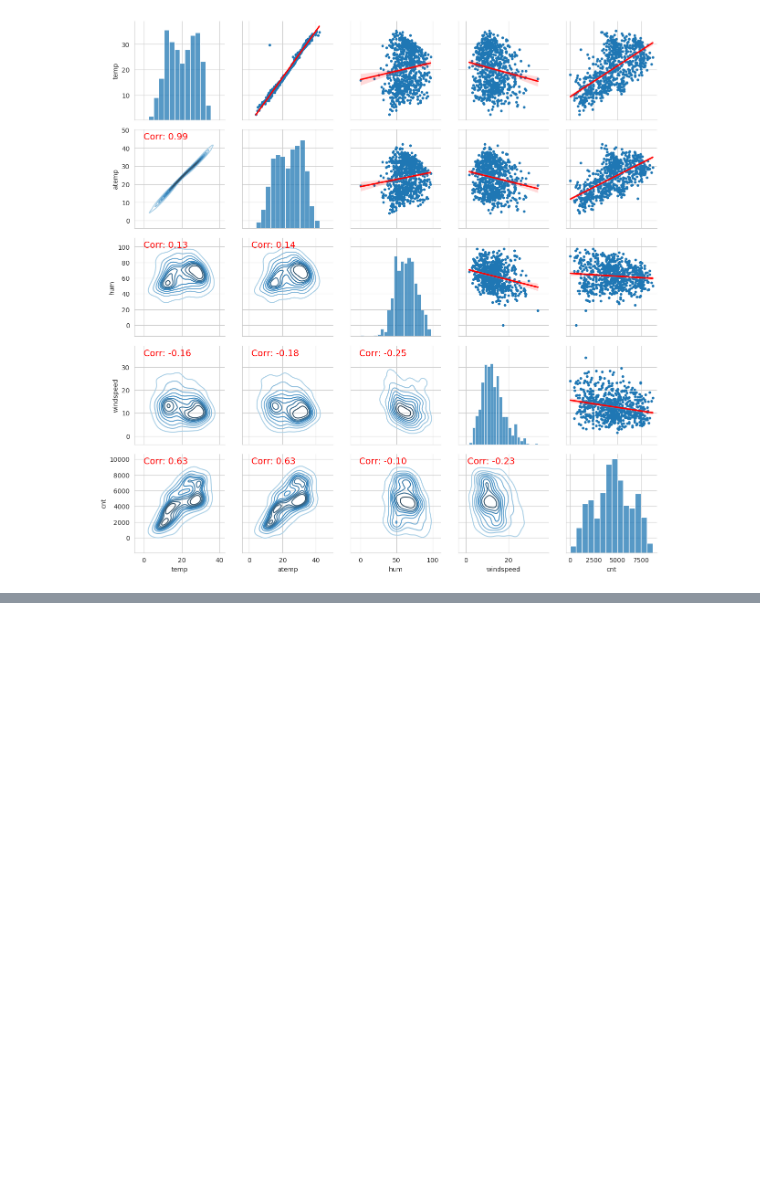
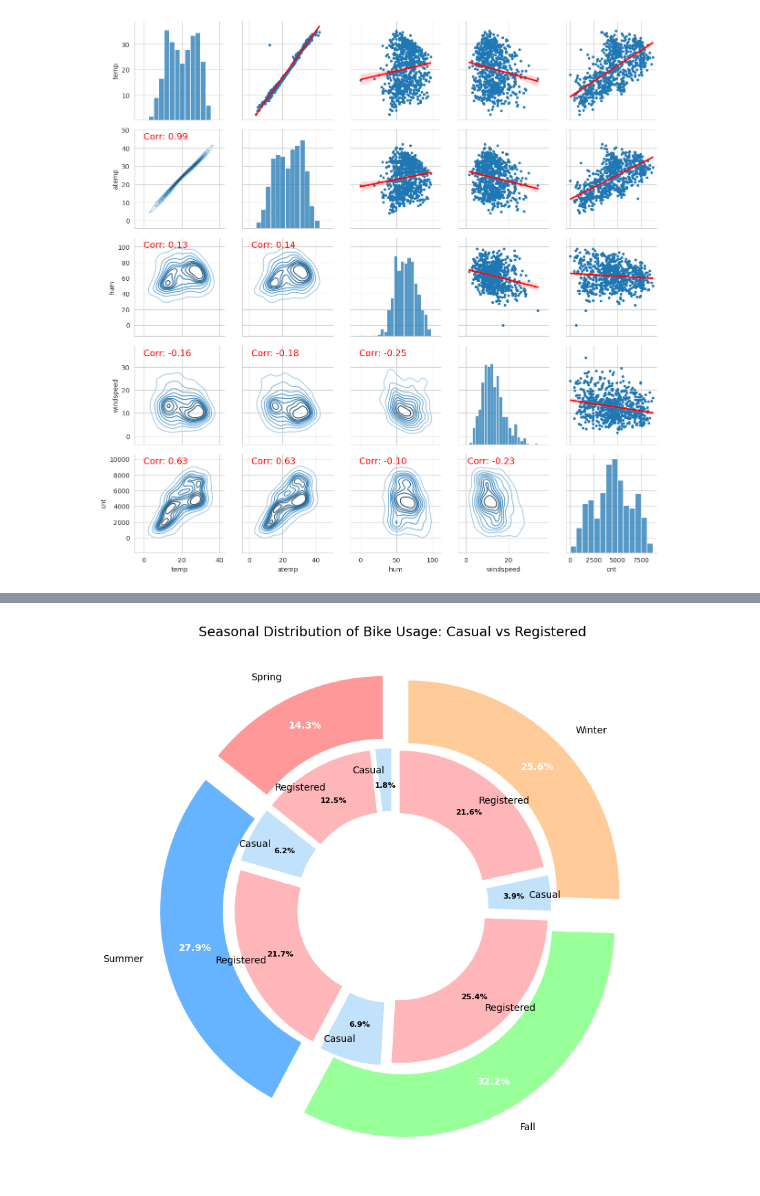
Before and after one commit to chongwen8/CSCE-679-Group-Project, a Jupyter notebook: Project.ipynb, the cells around one changed output, grey strips where cells are left out. Drawn from its saved outputs; the diff is of its cells as text; code cells hidden in the pictures; blank space fills up the shorter version.

```diff
--- a/Project.ipynb
+++ b/Project.ipynb
@@ -224,0 +247,48 @@ plt.show()
+# %%
+day_seasons = days.copy()
+season_names = {1: 'Spring', 2: 'Summer', 3: 'Fall', 4: 'Winter'}
+
+# Aggregate the data by season
+season_data = day_seasons.groupby('season').agg({'casual': 'sum', 'registered': 'sum', 'cnt': 'sum'}).reset_index()
+
+# Pie chart parameters
+colors_season = ['#ff9999', '#66b3ff', '#99ff99', '#ffcc99']  # Colors for seasons
+colors_user_type = ['#c2e2fb', '#ffb6b9']  # Colors for user types within seasons
+
+# Create a pie chart for each user type
+fig, ax = plt.subplots(figsize=(10, 10))
+
+# Size of the two types of pie sections
+size = 0.3
+
+# Values for the outer pie (total counts - cnt)
+outer_values = season_data['cnt']
+outer_labels = [season_names[season] for season in season_data['season']]
+outer_explode = (0.1,) * len(outer_values)
+
+# Plot the outer pie
+wedges1, texts1, autotexts1 = ax.pie(outer_values, labels=outer_labels, radius=1, colors=colors_season,
+                                     autopct='%1.1f%%', startangle=90, explode=outer_explode,
+                                     pctdistance=0.85, labeldistance=1.1, wedgeprops=dict(width=size, edgecolor='w'))
+
+# Values for the inner pie (casual and registered counts)
+inner_values = season_data[['casual', 'registered']].values.flatten()
+inner_labels = ['Casual', 'Registered'] * len(season_data)
+inner_explode = (0.05,) * len(inner_values) # Explode only 'casual'
+
+# Plot the inner pie
+wedges2, texts2, autotexts2 = ax.pie(inner_values, labels=inner_labels, radius=1 - size, colors=colors_user_type,
+                                     autopct='%1.1f%%', startangle=90, explode=inner_explode,
+                                     pctdistance=0.75, labeldistance=0.85, wedgeprops=dict(width=size, edgecolor='w'))
+
+# Custom styling for the auto-pct labels
+plt.setp(autotexts1, size=10, weight="bold", color="white")
+plt.setp(autotexts2, size=8, weight="bold")
+
+# Title for the pie chart
+plt.title('Seasonal Distribution of Bike Usage: Casual vs Registered', fontsize=14)
+
+# Show the plot
+plt.show()
+# %% [output]
+[figure, added]
```
Also changed, not shown: parts of 3 cells of this notebook.
